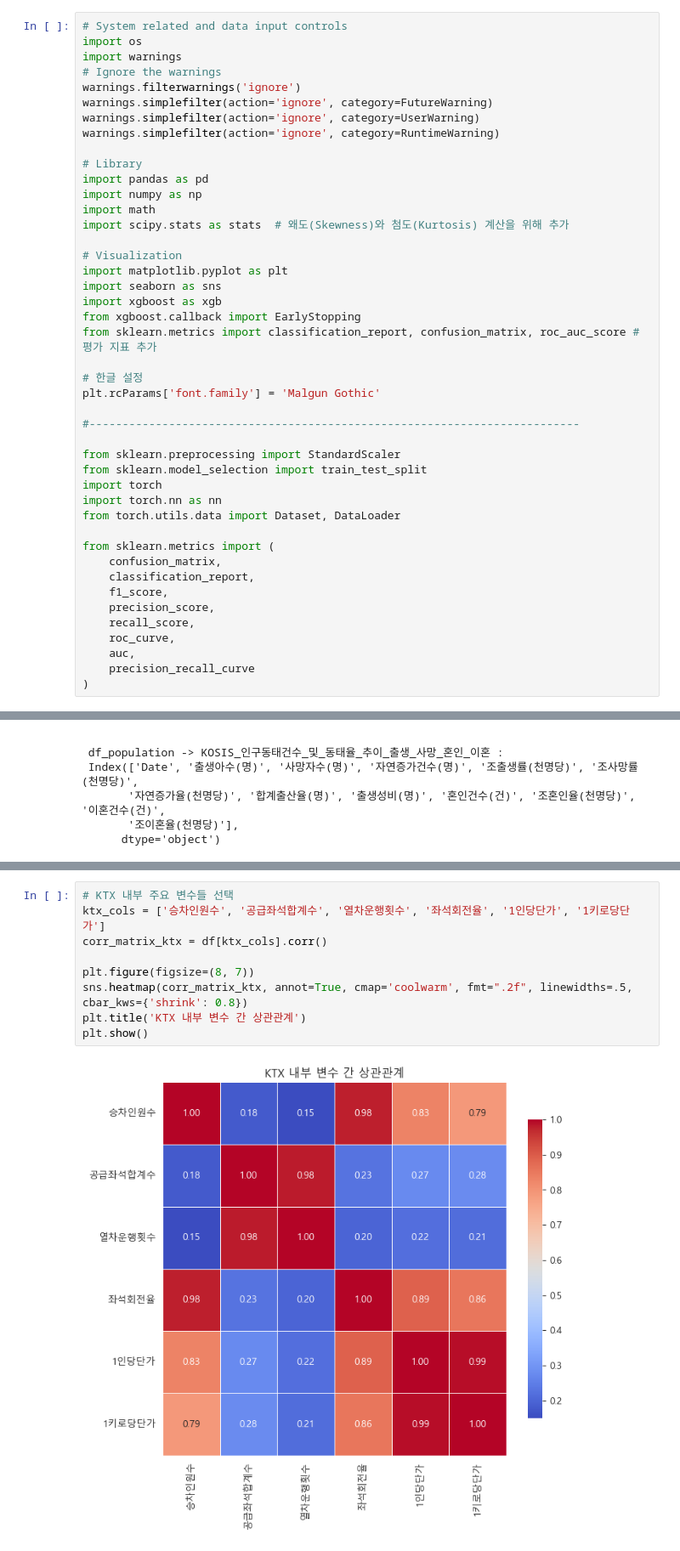
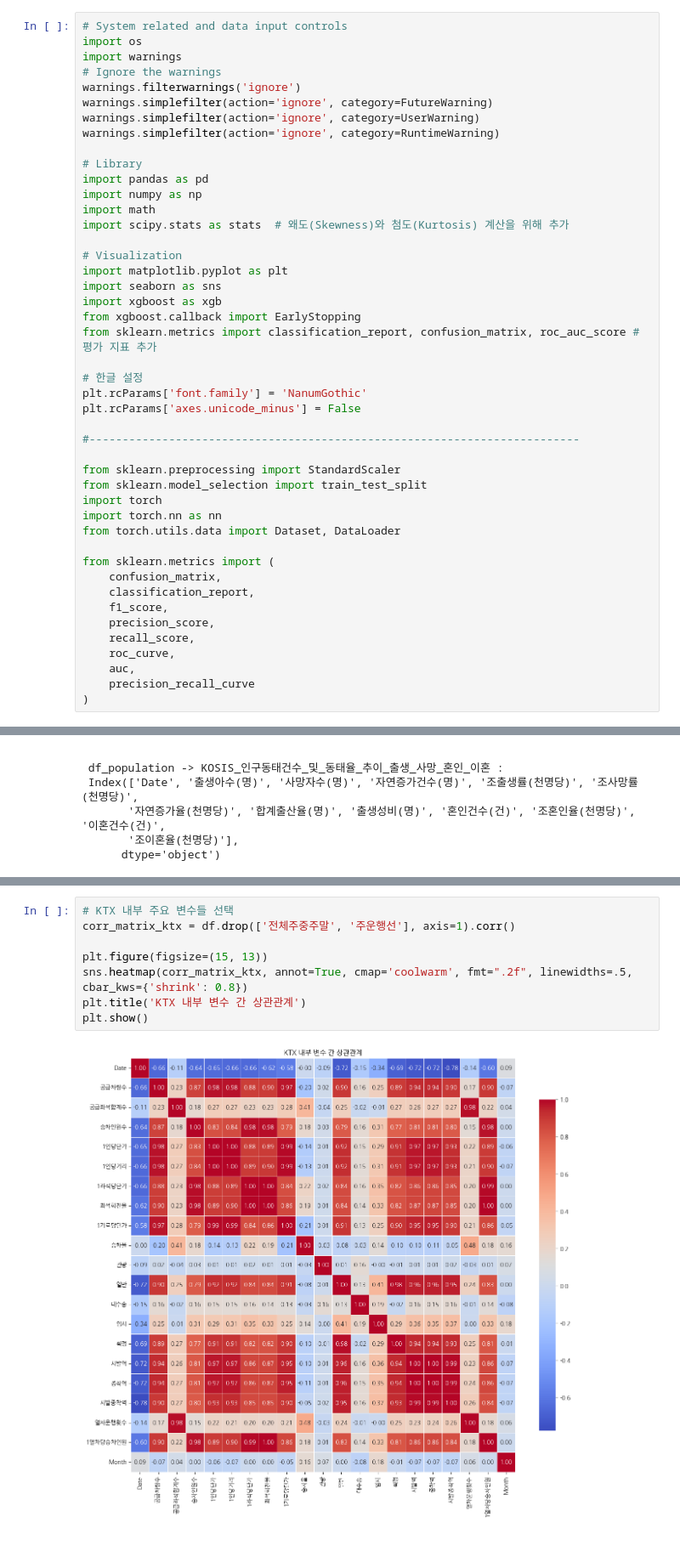
Before and after one commit to hisunhelloo/Demand-Forecasting-Dive, a Jupyter notebook: code/EDA.ipynb, the cells around one changed output, grey strips where cells are left out. Shown at 85% size. Drawn from its saved outputs; the diff is of its cells as text.

```diff
--- a/code/EDA.ipynb
+++ b/code/EDA.ipynb
@@ -22,7 +22,8 @@ from xgboost.callback import EarlyStopping
 from sklearn.metrics import classification_report, confusion_matrix, roc_auc_score # 평가 지표 추가
 
 # 한글 설정
-plt.rcParams['font.family'] = 'Malgun Gothic'
+plt.rcParams['font.family'] = 'NanumGothic'
+plt.rcParams['axes.unicode_minus'] = False
 
 #--------------------------------------------------------------------------
 
@@ -191,13 +192,12 @@ max      2.144330e+06
 Name: 승차인원수, dtype: float64
 # %%
 # KTX 내부 주요 변수들 선택
-ktx_cols = ['승차인원수', '공급좌석합계수', '열차운행횟수', '좌석회전율', '1인당단가', '1키로당단가']
-corr_matrix_ktx = df[ktx_cols].corr()
+corr_matrix_ktx = df.drop(['전체주중주말', '주운행선'], axis=1).corr()
 
-plt.figure(figsize=(8, 7))
+plt.figure(figsize=(15, 13))
 sns.heatmap(corr_matrix_ktx, annot=True, cmap='coolwarm', fmt=".2f", linewidths=.5, cbar_kws={'shrink': 0.8})
 plt.title('KTX 내부 변수 간 상관관계')
 plt.show()
 # %% [output]
-[figure, old version]
+[figure, new version]
 # %%
```
Also changed, not shown: parts of 17 cells of this notebook.
